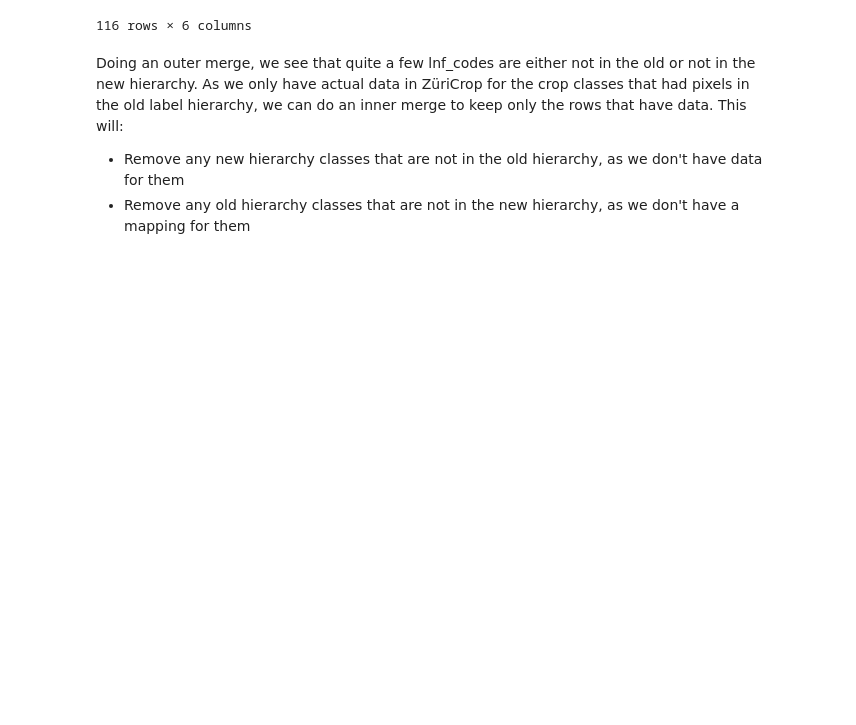
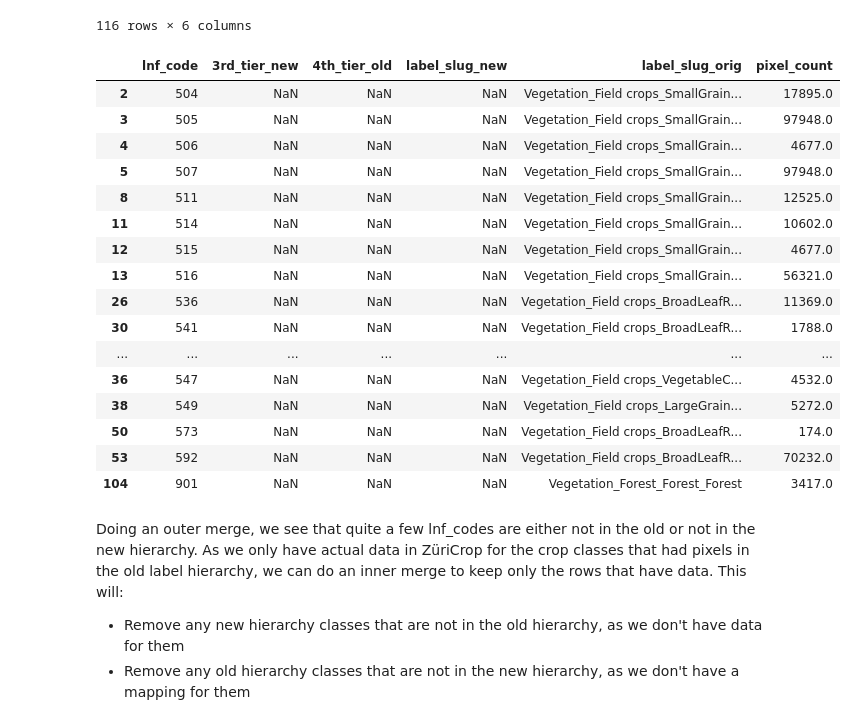
Before and after one commit to Satellite-Based-Crop-Classification/messis, a Jupyter notebook: archive/explore_züri_crop.ipynb, the cells around one changed output. Drawn from its saved outputs; the diff is of its cells as text; code cells hidden in the pictures; blank space fills up the shorter version.

```diff
--- a/archive/explore_züri_crop.ipynb
+++ b/archive/explore_züri_crop.ipynb
@@ -757,6 +757,28 @@ merged_label_hierarchy
 | 114 | 933 | Grassland | NaN | Vegetation_Permaculture_Grassland | NaN | NaN |
 | 115 | 935 | Grassland | NaN | Vegetation_Permaculture_Grassland | NaN | NaN |
 116 rows × 6 columns
+# %%
+# Show which labels we are loosing - these LNF Codes are assigned nowhere in the new label hierarchy
+pd.set_option('display.max_colwidth', None)
+merged_label_hierarchy[merged_label_hierarchy["label_slug_new"].isna()]
+# %% [output]
+|  | lnf_code | 3rd_tier_new | 4th_tier_old | label_slug_new | label_slug_orig | pixel_count |
+| 2 | 504 | NaN | NaN | NaN | Vegetation_Field crops_SmallGrain... | 17895.0 |
+| 3 | 505 | NaN | NaN | NaN | Vegetation_Field crops_SmallGrain... | 97948.0 |
+| 4 | 506 | NaN | NaN | NaN | Vegetation_Field crops_SmallGrain... | 4677.0 |
+| 5 | 507 | NaN | NaN | NaN | Vegetation_Field crops_SmallGrain... | 97948.0 |
+| 8 | 511 | NaN | NaN | NaN | Vegetation_Field crops_SmallGrain... | 12525.0 |
+| 11 | 514 | NaN | NaN | NaN | Vegetation_Field crops_SmallGrain... | 10602.0 |
+| 12 | 515 | NaN | NaN | NaN | Vegetation_Field crops_SmallGrain... | 4677.0 |
+| 13 | 516 | NaN | NaN | NaN | Vegetation_Field crops_SmallGrain... | 56321.0 |
+| 26 | 536 | NaN | NaN | NaN | Vegetation_Field crops_BroadLeafR... | 11369.0 |
+| 30 | 541 | NaN | NaN | NaN | Vegetation_Field crops_BroadLeafR... | 1788.0 |
+| ... | ... | ... | ... | ... | ... | ... |
+| 36 | 547 | NaN | NaN | NaN | Vegetation_Field crops_VegetableC... | 4532.0 |
+| 38 | 549 | NaN | NaN | NaN | Vegetation_Field crops_LargeGrain... | 5272.0 |
+| 50 | 573 | NaN | NaN | NaN | Vegetation_Field crops_BroadLeafR... | 174.0 |
+| 53 | 592 | NaN | NaN | NaN | Vegetation_Field crops_BroadLeafR... | 70232.0 |
+| 104 | 901 | NaN | NaN | NaN | Vegetation_Forest_Forest_Forest | 3417.0 |
 # %% [markdown]
 Doing an outer merge, we see that quite a few lnf_codes are either not in the old or not in the new hierarchy. As we only have actual data in ZüriCrop for the crop classes that had pixels in the old label hierarchy, we can do an inner merge to keep only the rows that have data. This will:
 
```
Also changed, not shown: parts of 1 cell of this notebook, 5 other files.
